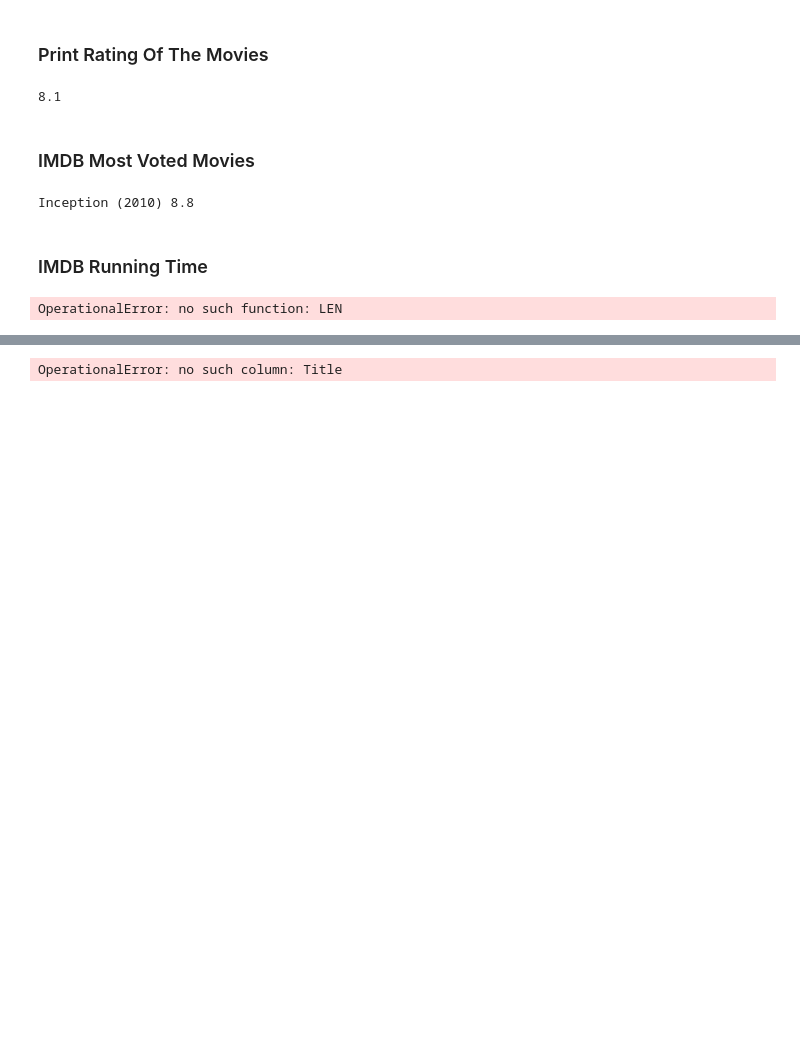
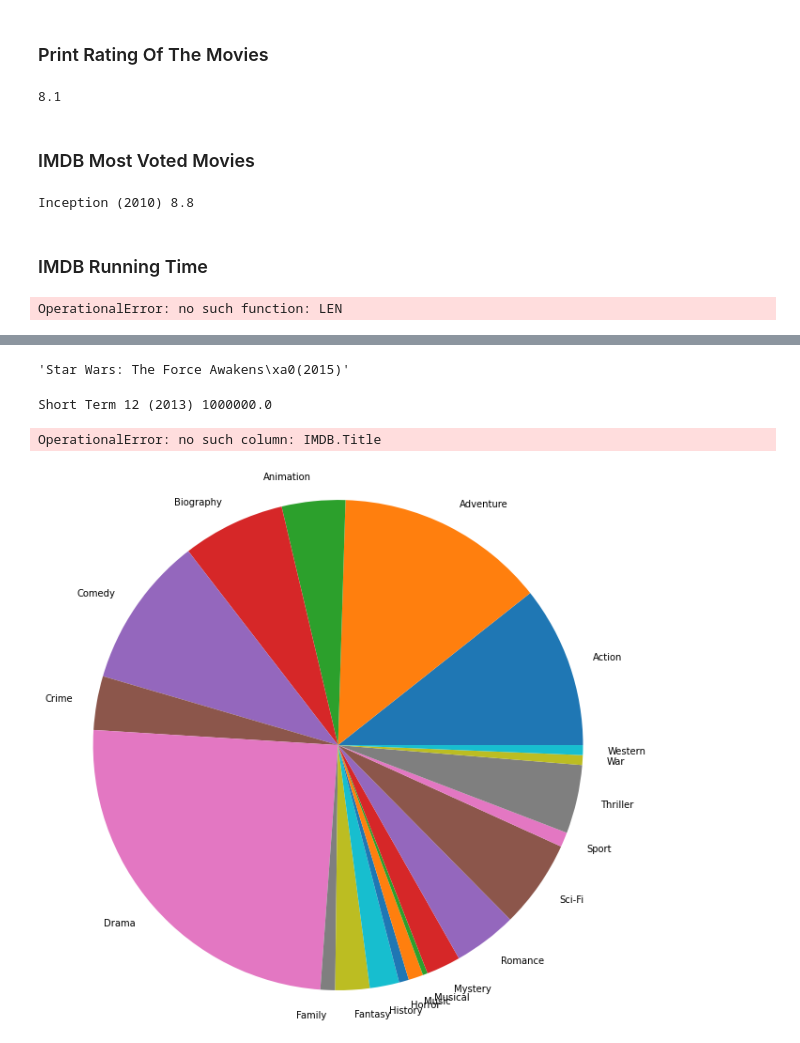
Before and after one commit to AkashKumarSingh11032001/Coding_Ninja_DataScience_Course, a Jupyter notebook: 18. Indexing and SQLite/SQLite_main.ipynb, the cells around one changed output, grey strips where cells are left out. Saved outputs shown, nothing was run; the diff lists cells and outputs as text; code cells hidden in the pictures; blank space fills up the shorter version.

```diff
--- a/18. Indexing and SQLite/SQLite_main.ipynb
+++ b/18. Indexing and SQLite/SQLite_main.ipynb
@@ -296,9 +278,28 @@ Short Term 12 (2013) 1000000.0
-# %%
-earn_sum = cur.execute('select IMBD.IMBD.Title,earning.Domestic + earning.Worldwide from earning ')
-lis = []
-for i in earn_sum:
-    lis.append(i)
-
-lis
-# %% [output]
-OperationalError: no such column: Title
+# %%
+earn_sum = cur.execute('select IMDB.Title,earning.Domestic + earning.Worldwide - IMDB.Budget from earning Inner join IMDB on earning.Movie_id == IMDB.Movie_id ')
+lis = []
+for i in earn_sum:
+    lis.append(i)
+
+res = dict(lis) #converting dict
+
+
+movie_name = max(res.items(), key=lambda x : x[1])[0] # getting max value, keys(movies_id)
+movie_name
+# %% [output]
+'Star Wars: The Force Awakens\xa0(2015)'
+# %%
+cur.execute('select Title,min(Budget) from IMDB')
+for i in cur:
+    print(i[0],i[1])
+# %% [output]
+Short Term 12 (2013) 1000000.0
+# %%
+earn_sum = cur.execute('select IMDB.Title,earning.Domestic + earning.Worldwide from earning ')
+lis = []
+for i in earn_sum:
+    lis.append(i)
+
+lis
+# %% [output]
+OperationalError: no such column: IMDB.Title
@@ -304,0 +311,25 @@ OperationalError: no such column: Title
+# %%
+cur.execute('select genre,count(Movie_id) from genre group by genre ')
+lis = []
+for i in cur:
+    lis.append(i)
+
+res = dict(lis)
+del res['']
+res
+
+s = sum(res.values())
+name = []
+per = []
+for k, v in res.items():
+    pct = v * 100.0 / s
+    name.append(k)
+    per.append(round(pct,2))
+
+name = np.array(name)
+per = np.array(per)
+
+plt.pie(per,labels = name,radius= 3)
+plt.show()
+# %% [output]
+[figure, added]
```
Also changed, not shown: parts of 5 cells of this notebook.
